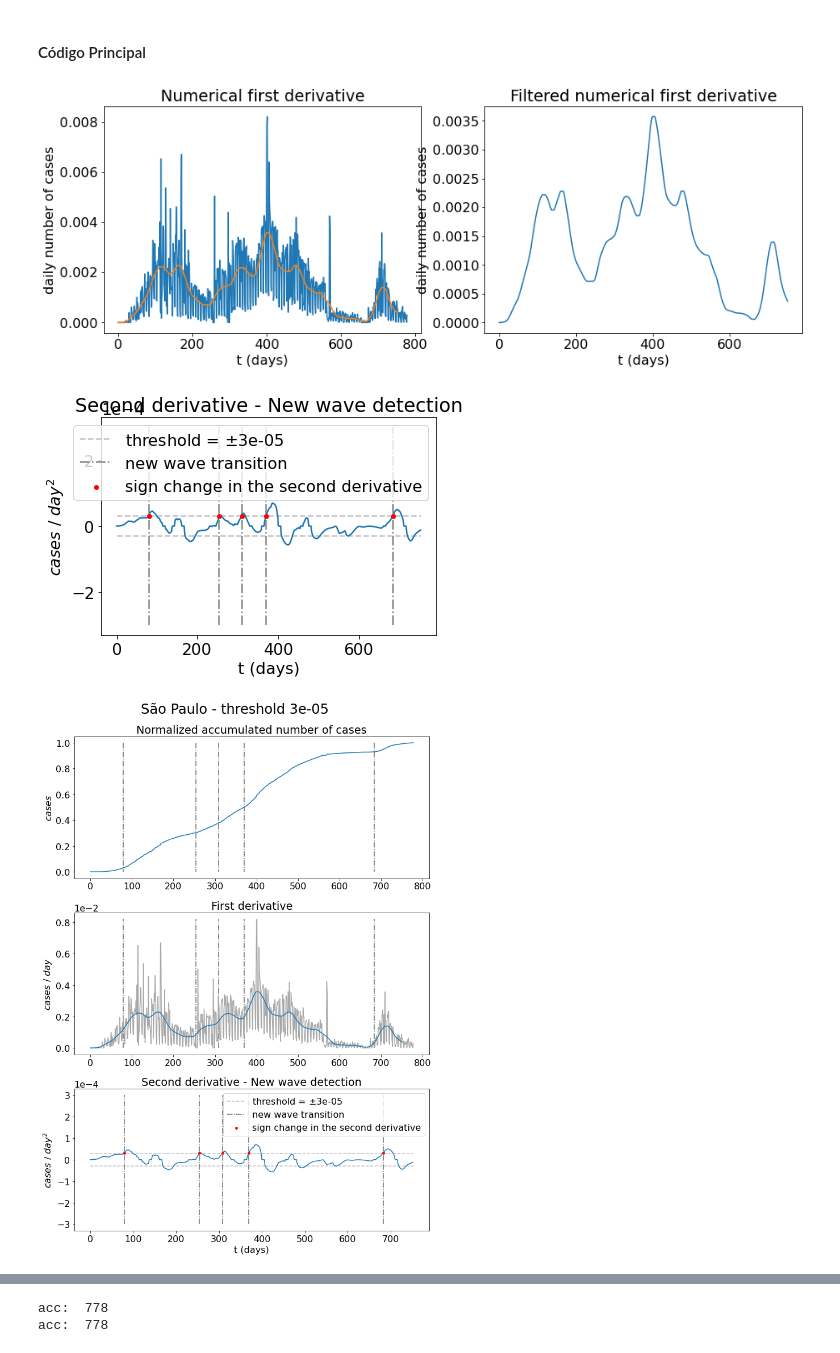
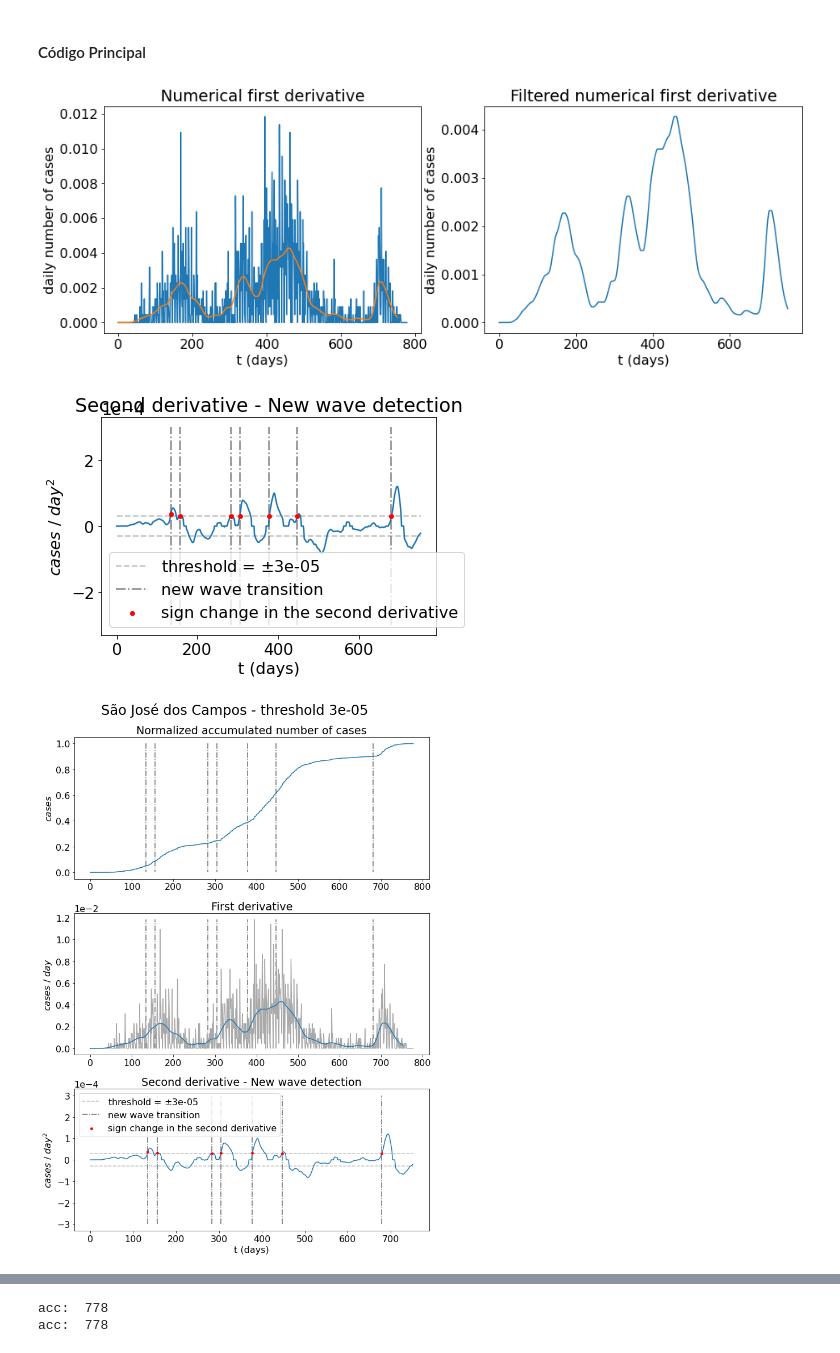
Before and after one commit to fpelogia/epid-models, a Jupyter notebook: Notebooks/new_wave.ipynb, the cells around one changed output, grey strips where cells are left out. Cells and saved outputs as stored; diff of their text form; code cells hidden in the pictures.

```diff
--- a/Notebooks/new_wave.ipynb
+++ b/Notebooks/new_wave.ipynb
@@ -104,12 +104,12 @@ def new_wave_detection(sec_der, abs_threshold):
 plt.rcParams.update({'font.size': 16})
 # %%
 #import data
-data = pd.read_csv("../Datasets/sp.csv")
-city_name = 'São Paulo'
+data = pd.read_csv("../Datasets/sjc.csv")
+city_name = 'São José dos Campos'
 
 # Filter data to reduce noise effects
 # Normalize by maximum value
-normalized_acc_n_cases = data.total_confirmed / max(data.total_confirmed)
+normalized_acc_n_cases = data.total_deceased / max(data.total_deceased)
 
 
 t = np.linspace(0, len(normalized_acc_n_cases), len(normalized_acc_n_cases))
@@ -163,36 +163,36 @@ axs[0].set_title('Normalized accumulated number of cases')
 axs[0].set_ylabel("$cases$")
 
 axs[1].plot(unf_daily_n_cases, c='darkgray')
 axs[1].plot(daily_n_cases)
 axs[1].ticklabel_format(axis='y',style='sci',scilimits=(-2,-2))
 axs[1].vlines(x_t, min(unf_daily_n_cases), max(unf_daily_n_cases), colors='dimgray', linestyles='dashdot', zorder=1, label="new wave transition")
 axs[1].set_title('First derivative')
 axs[1].set_ylabel("$cases$ / $day$")
 
 axs[2].ticklabel_format(axis='y',style='sci',scilimits=(-4,-4))
 axs[2].set_title("Second derivative - New wave detection")
 axs[2].set_xlabel("t (days)")
 axs[2].set_ylabel("$cases$ / $day^2$")
 axs[2].plot(sec_der, zorder=1) # obs: check if this scaling is correct
 axs[2].hlines([-1*abs_threshold, abs_threshold], 0, len(sec_der), colors='silver', linestyles='dashed', zorder=1, label=f"threshold = $\pm${abs_threshold}")
 axs[2].vlines(x_t, -3e-4, 3e-4, colors='dimgray', linestyles='dashdot', zorder=1, label="new wave transition")
 axs[2].scatter(x_t, y_t, s=15, c='r', zorder=2, label="sign change in the second derivative")
 plt.legend()
 plt.tight_layout()
 #plt.savefig(f'{city_name}_nw', facecolor='white', dpi=200)
 plt.show()
 
 
 #====== Interactive Debug ======
 # variables = globals().copy()
 # variables.update(locals())
 # shell = code.InteractiveConsole(variables)
 # shell.interact()
 #===============================
 # %% [output]
-[figure, old version]
+[figure, new version]
-[figure, old version]
+[figure, new version]
-[figure, old version]
+[figure, new version]
 # %%
 print('x_t', x_t)
 print('y_t', y_t)
```
Also changed, not shown: parts of 1 cell of this notebook, 1 other file.
